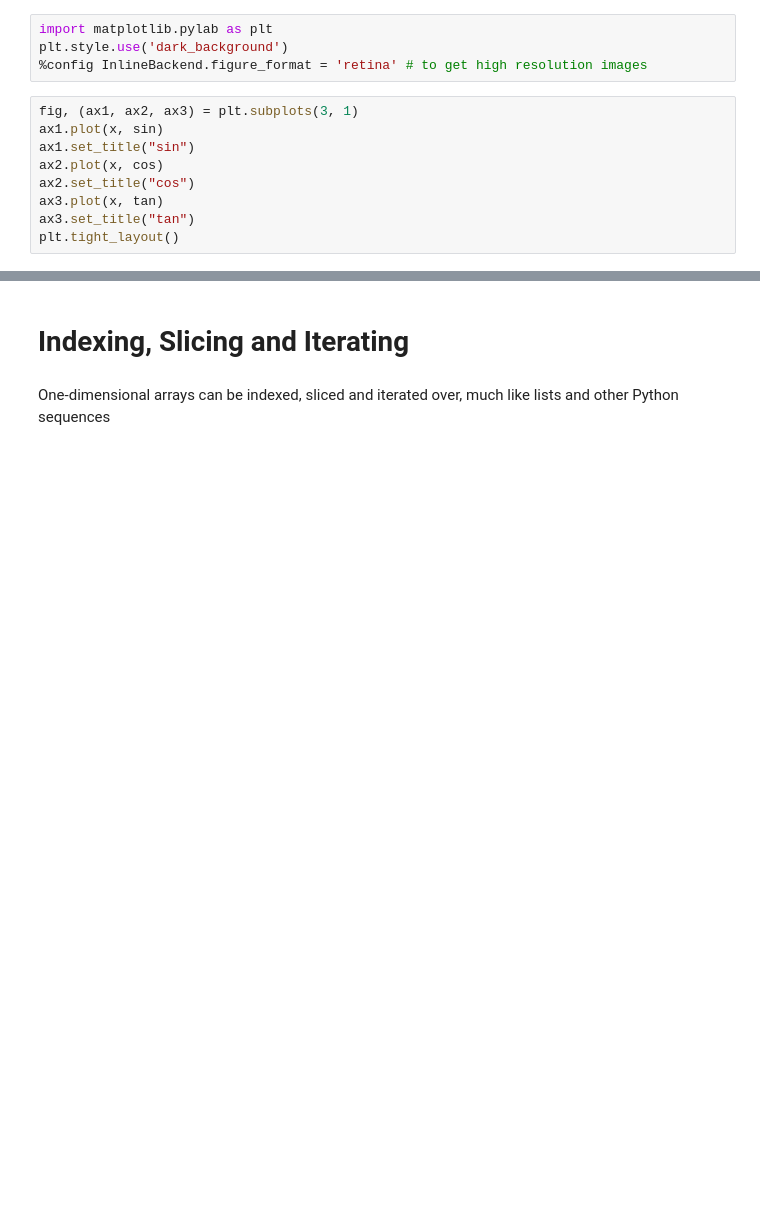
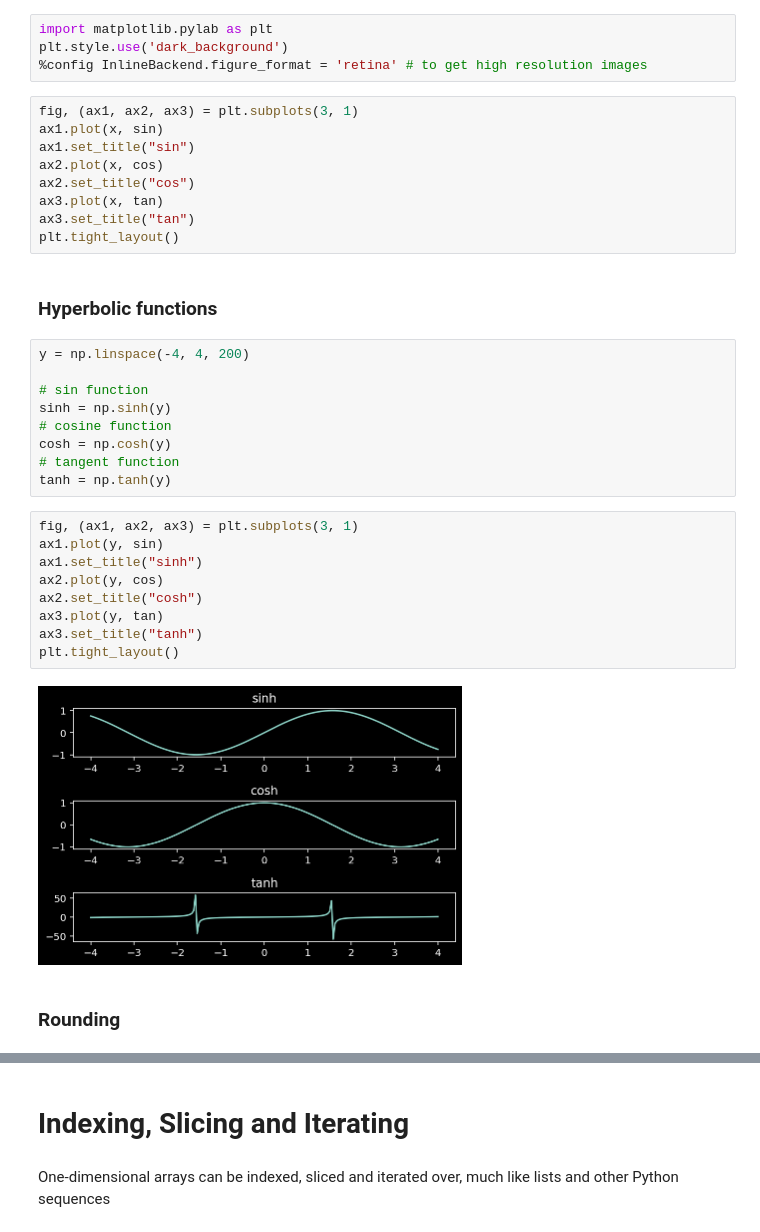
Before and after one commit to dr-mushtaq/Python-Notes, a Jupyter notebook: NumPy_101.ipynb, the cells around one changed output, grey strips where cells are left out. Cells and saved outputs as stored; diff of their text form; blank space fills up the shorter version.

```diff
--- a/NumPy_101.ipynb
+++ b/NumPy_101.ipynb
@@ -276,3 +276,27 @@ ax2.set_title("cos")
 ax3.plot(x, tan)
 ax3.set_title("tan")
 plt.tight_layout()
+# %% [markdown]
+### **Hyperbolic functions**
+# %%
+y = np.linspace(-4, 4, 200)
+
+# sin function
+sinh = np.sinh(y)
+# cosine function
+cosh = np.cosh(y)
+# tangent function
+tanh = np.tanh(y)
+# %%
+fig, (ax1, ax2, ax3) = plt.subplots(3, 1)
+ax1.plot(y, sin)
+ax1.set_title("sinh")
+ax2.plot(y, cos)
+ax2.set_title("cosh")
+ax3.plot(y, tan)
+ax3.set_title("tanh")
+plt.tight_layout()
+# %% [output]
+[figure, added]
+# %% [markdown]
+### **Rounding**
```
Also changed, not shown: parts of 2 cells of this notebook.
